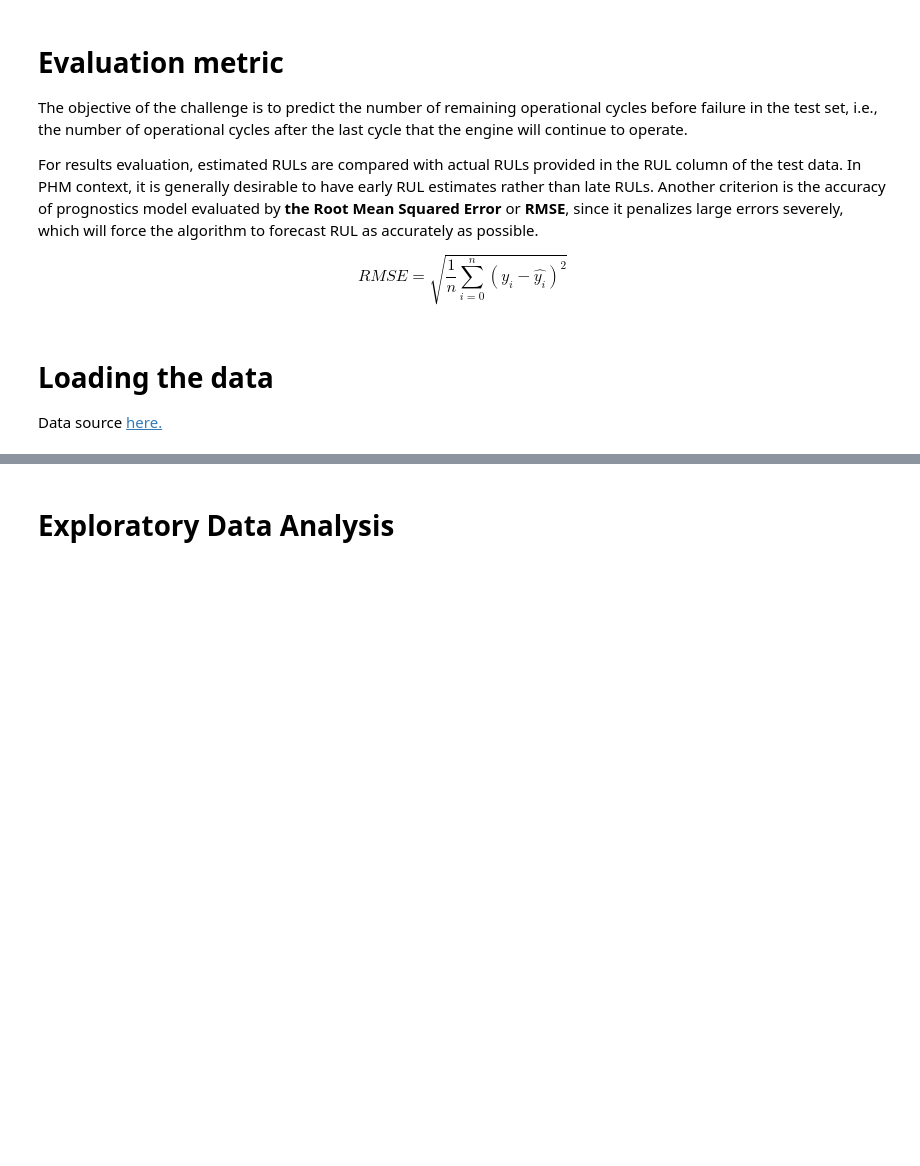
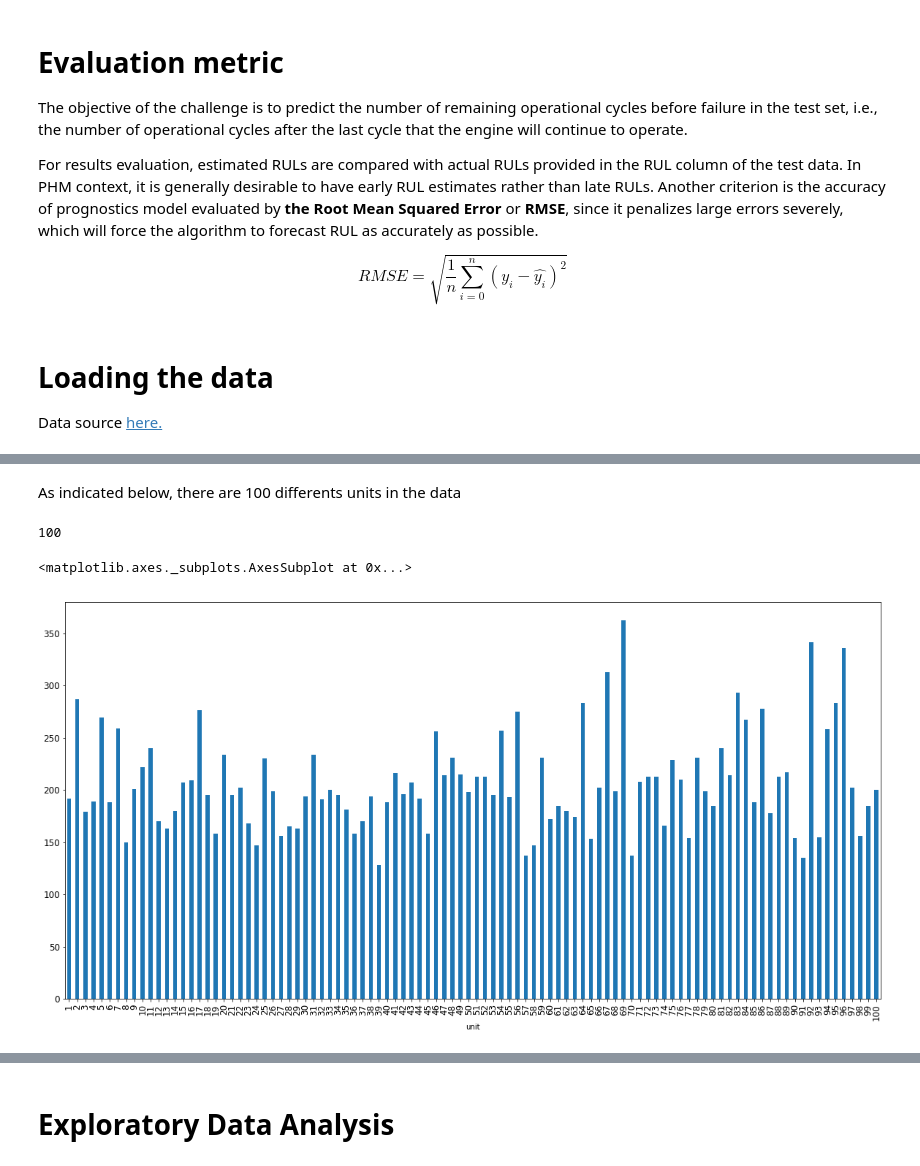
Before and after one commit to tayciryahmed/predictive-maintenance, a Jupyter notebook: predictive_maintenance_starting_kit.ipynb, the cells around one changed output, grey strips where cells are left out. Saved outputs shown, nothing was run; the diff lists cells and outputs as text; code cells hidden in the pictures; blank space fills up the shorter version.

```diff
--- a/predictive_maintenance_starting_kit.ipynb
+++ b/predictive_maintenance_starting_kit.ipynb
@@ -69,0 +74,3 @@ test.head()
+# %%
+data.unit=data.unit.astype(int)
+data.cycle=data.cycle.astype(int)
@@ -69,0 +109,11 @@ test.head()
+# %% [markdown]
+As indicated below, there are 100 differents units in the data
+# %%
+len(np.unique(data['unit']))
+# %% [output]
+100
+# %%
+data.groupby('unit').count()['cycle'].plot.bar(figsize=(20,10),fontsize=12)
+# %% [output]
+<matplotlib.axes._subplots.AxesSubplot at 0x...>
+[figure, added]
```
Also changed, not shown: parts of 13 cells of this notebook.
